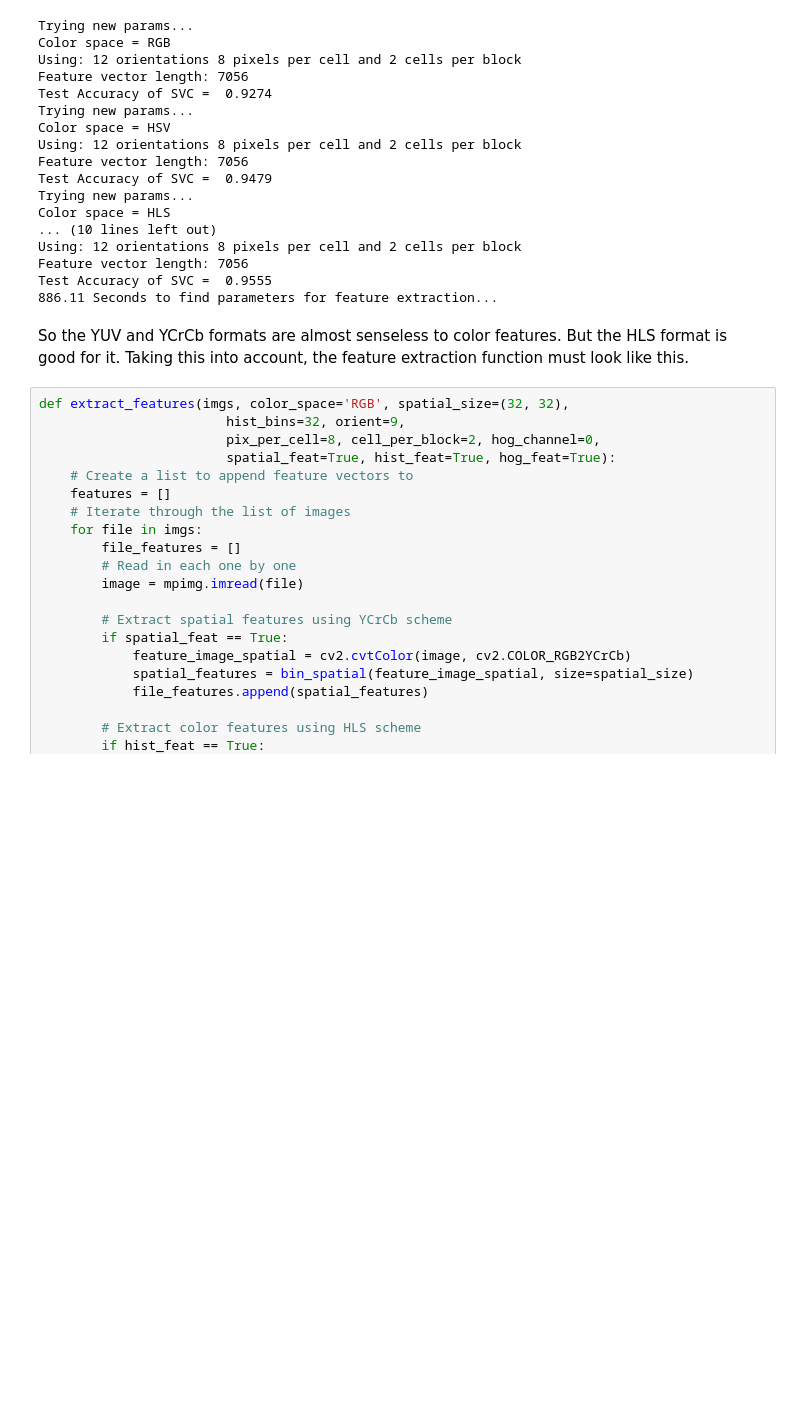
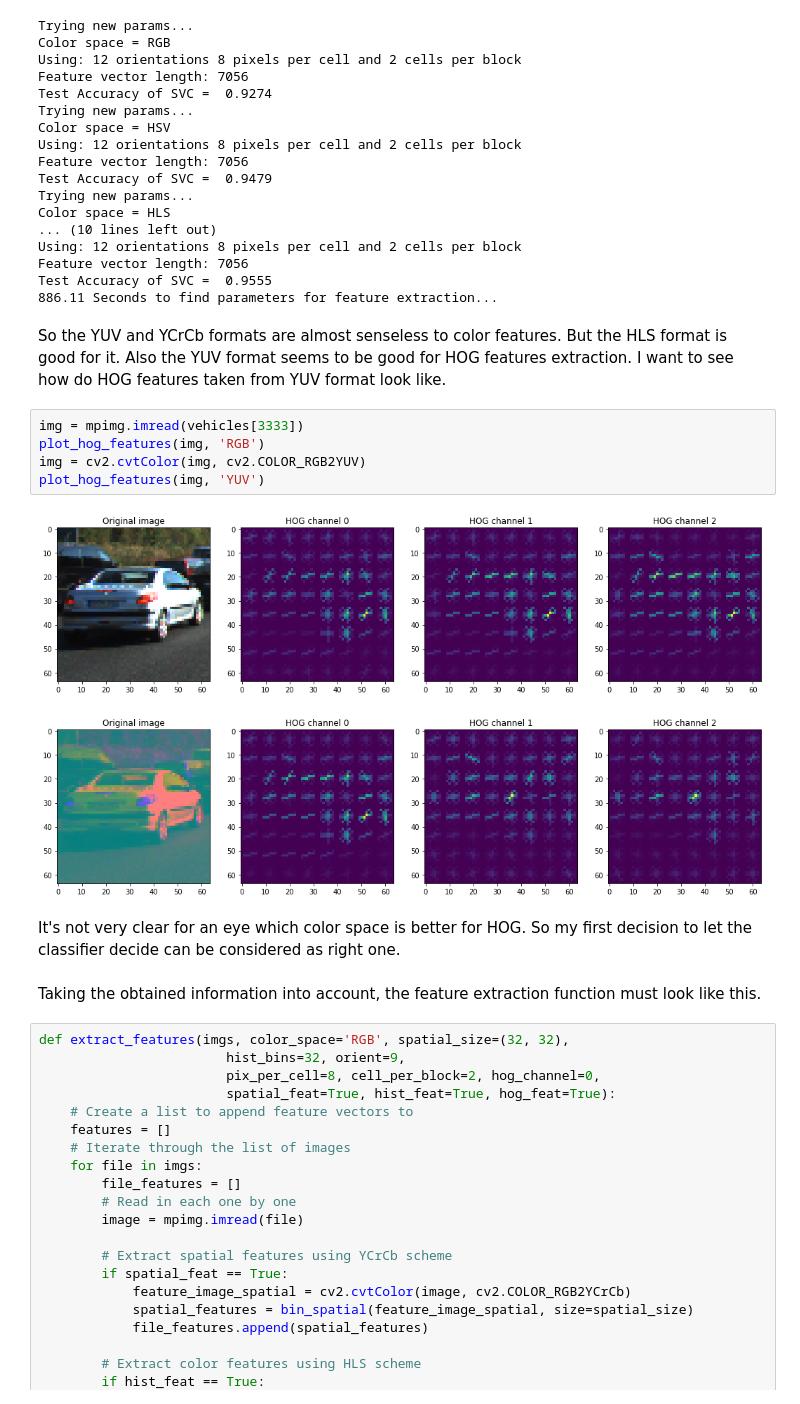
Before and after one commit to bakamoridesu/Vehicle-Tracking, a Jupyter notebook: Tracking.ipynb, the cells around one changed output. Cells and saved outputs as stored; diff of their text form; blank space fills up the shorter version.

```diff
--- a/Tracking.ipynb
+++ b/Tracking.ipynb
@@ -556,7 +592,19 @@ Feature vector length: 7056
 Test Accuracy of SVC =  0.9555
 886.11 Seconds to find parameters for feature extraction...
 # %% [markdown]
-So the YUV and YCrCb formats are almost senseless to color features. But the HLS format is good for it. Taking this into account, the feature extraction function must look like this.
+So the YUV and YCrCb formats are almost senseless to color features. But the HLS format is good for it. Also the YUV format seems to be good for HOG features extraction. I want to see how do HOG features taken from YUV format look like.
+# %%
+img = mpimg.imread(vehicles[3333])
+plot_hog_features(img, 'RGB')
+img = cv2.cvtColor(img, cv2.COLOR_RGB2YUV)
+plot_hog_features(img, 'YUV')
+# %% [output]
+[figure, added]
+[figure, added]
+# %% [markdown]
+It's not very clear for an eye which color space is better for HOG. So my first decision to let the classifier decide can be considered as right one.
+# %% [markdown]
+Taking the obtained information into account, the feature extraction function must look like this.
 # %%
 def extract_features(imgs, color_space='RGB', spatial_size=(32, 32),
                         hist_bins=32, orient=9,
```
Also changed, not shown: parts of 17 cells of this notebook, 4 other files.
